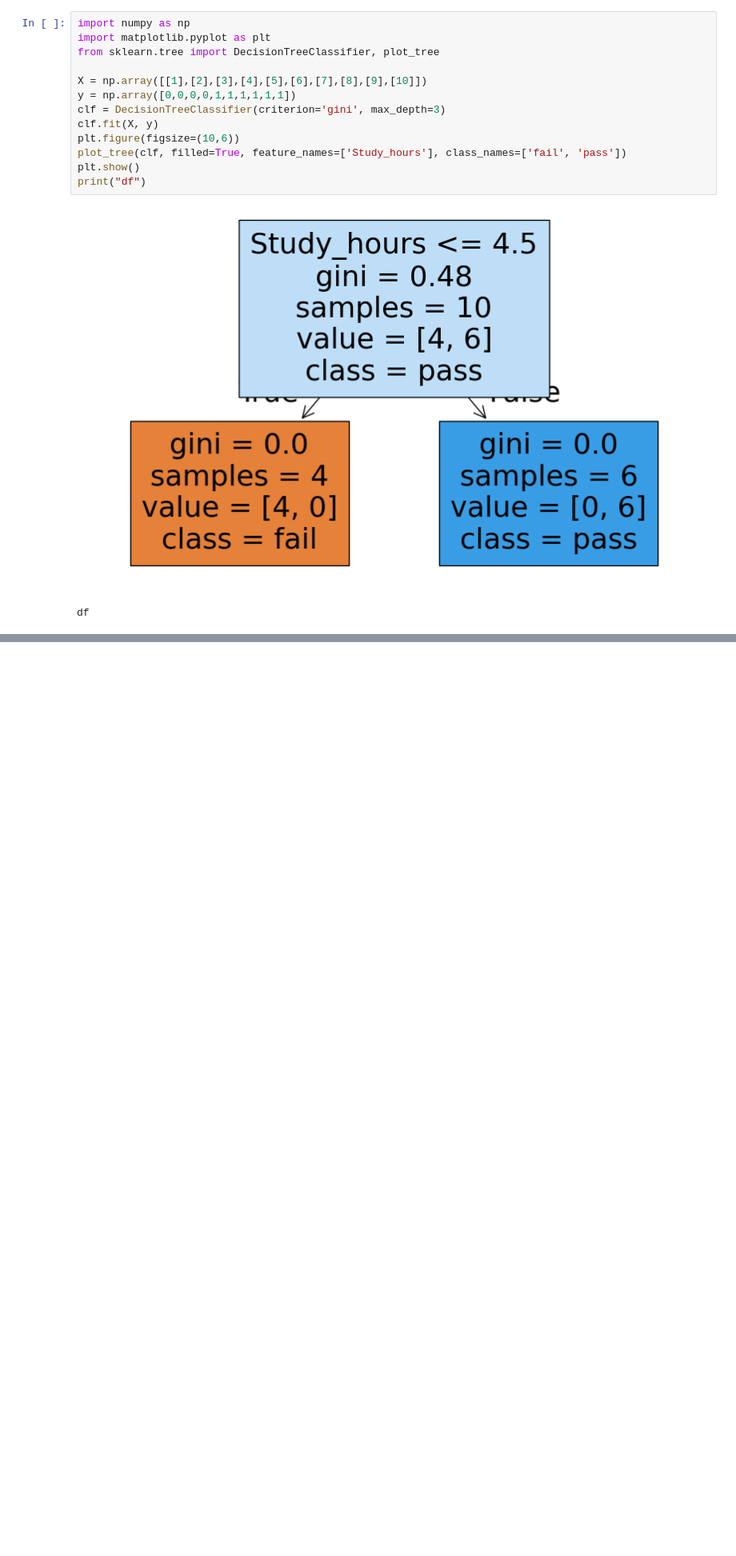
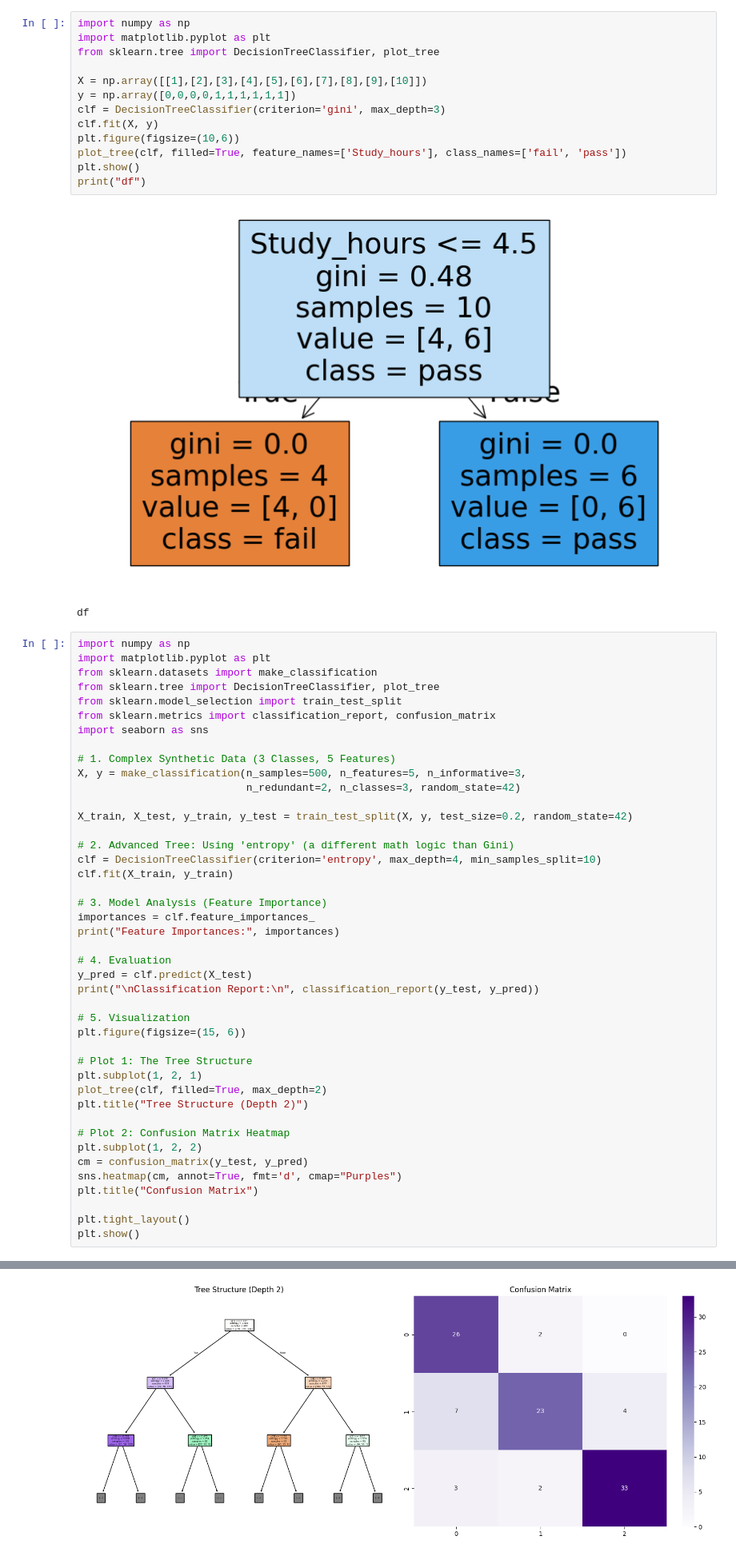
Before and after one commit to sonkerlucky5-cmd/python-practice, a Jupyter notebook: day22.ipynb, the cells around one changed output, grey strips where cells are left out. Shown at 80% size. Cells and saved outputs as stored; diff of their text form; blank space fills up the shorter version.

Commit message:
Day_22 decision tree classifiaction

```diff
--- a/day22.ipynb
+++ b/day22.ipynb
@@ -14,3 +14,47 @@ print("df")
 # %% [output]
 [figure]
 df
+# %%
+import numpy as np
+import matplotlib.pyplot as plt
+from sklearn.datasets import make_classification
+from sklearn.tree import DecisionTreeClassifier, plot_tree
+from sklearn.model_selection import train_test_split
+from sklearn.metrics import classification_report, confusion_matrix
+import seaborn as sns
+
+# 1. Complex Synthetic Data (3 Classes, 5 Features)
+X, y = make_classification(n_samples=500, n_features=5, n_informative=3,
+                           n_redundant=2, n_classes=3, random_state=42)
+
+X_train, X_test, y_train, y_test = train_test_split(X, y, test_size=0.2, random_state=42)
+
+# 2. Advanced Tree: Using 'entropy' (a different math logic than Gini)
+clf = DecisionTreeClassifier(criterion='entropy', max_depth=4, min_samples_split=10)
+clf.fit(X_train, y_train)
+
+# 3. Model Analysis (Feature Importance)
+importances = clf.feature_importances_
+print("Feature Importances:", importances)
+
+# 4. Evaluation
+y_pred = clf.predict(X_test)
+print("\nClassification Report:\n", classification_report(y_test, y_pred))
+
+# 5. Visualization
+plt.figure(figsize=(15, 6))
+
+# Plot 1: The Tree Structure
+plt.subplot(1, 2, 1)
+plot_tree(clf, filled=True, max_depth=2)
+plt.title("Tree Structure (Depth 2)")
+
+# Plot 2: Confusion Matrix Heatmap
+plt.subplot(1, 2, 2)
+cm = confusion_matrix(y_test, y_pred)
+sns.heatmap(cm, annot=True, fmt='d', cmap="Purples")
+plt.title("Confusion Matrix")
+
+plt.tight_layout()
+plt.show()
+# %% [output]
@@ -16,0 +73 @@ df
+[figure, added]
```
Also changed, not shown: parts of 1 cell of this notebook.
